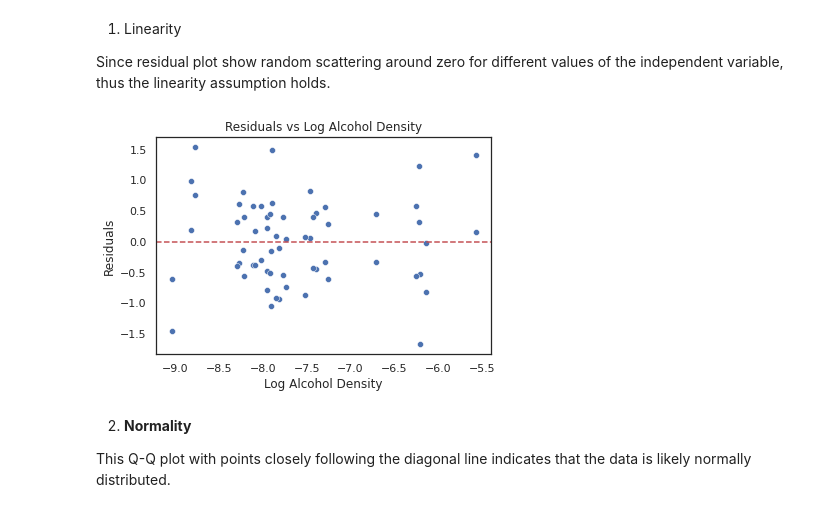
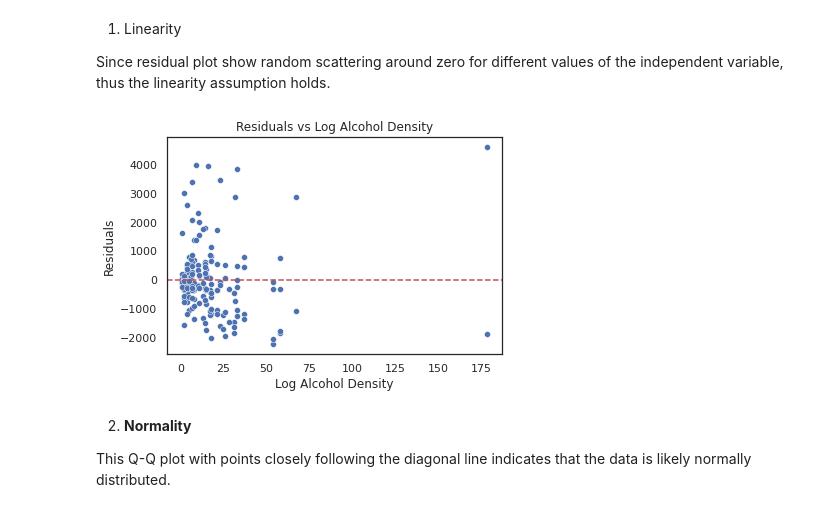
Before and after one commit to KellyyyGSY/poli170a_proj, a Jupyter notebook: POLI170A.ipynb, the cells around one changed output. Drawn from its saved outputs; the diff is of its cells as text; code cells hidden in the pictures.

Commit message:
helper datasets: density, poverty, pop, cityzip

```diff
--- a/POLI170A.ipynb
+++ b/POLI170A.ipynb
@@ -438,0 +602,9 @@ merged_df
+# %%
+merged_df.dropna(inplace=True)
+merged_df = merged_df[merged_df['population'] != 0]
+
+merged_df['alcohol_density'] = merged_df['license_count'] / merged_df['population']
+merged_df['crime_density'] = merged_df['crime_count'] / merged_df['population']
+merged_df['poverty_rate'] = merged_df['poverty'] / merged_df['population']
+
+merged_df
@@ -438,0 +640,11 @@ merged_df
+# %%
+# Filter out rows where 'alcohol_density' or 'crime_density' is NaN or 0
+merged_df = merged_df[(merged_df['alcohol_density'].notna()) & (merged_df['alcohol_density'] != 0)]
+merged_df = merged_df[(merged_df['crime_density'].notna()) & (merged_df['crime_density'] != 0)]
+
+# Apply log transformation
+merged_df['log_alcohol_density'] = merged_df['alcohol_density'].apply(lambda x: np.log(x) if x > 0 else np.nan)
+merged_df['log_crime_density'] = merged_df['crime_density'].apply(lambda x: np.log(x) if x > 0 else np.nan)
+merged_df['log_pop_density'] = merged_df['density'].apply(lambda x: np.log(x) if x > 0 else np.nan)
+
+merged_df
@@ -590,3 +884,6 @@ plt.show()
 Even though the relationship is not apparent in scatterplot visualization, it is necessary to assess the results of a linear regression to determine whether there is a statistically significant relationship between log alcohol density and crime desntiy per capita.
 # %% [markdown]
 ### model
+# %%
+full_model = smf.ols('crime_count ~ license_count + density', data=merged_df).fit()
+print(full_model.summary())
@@ -593,3 +908,3 @@ Even though the relationship is not apparent in scatterplot visualization, it is
 # %%
-full_model = smf.ols('log_crime_density ~ log_alcohol_density + poverty_rate', data=merged_df).fit()
-print(full_model.summary())
+# full_model = smf.ols('log_crime_density ~ log_alcohol_density + afternoon_till_eve', data=merged_df).fit()
+# print(full_model.summary())
@@ -656,14 +953,14 @@ Since residual plot show random scattering around zero for different values of t
 # %%
 merged_df['residuals'] = full_model.resid
 
-sns.scatterplot(data=merged_df, x='log_alcohol_density', y='residuals')
+sns.scatterplot(data=merged_df, x='license_count', y='residuals')
 plt.title('Residuals vs Log Alcohol Density')
 plt.xlabel('Log Alcohol Density')
 plt.ylabel('Residuals')
 plt.axhline(y=0, color='r', linestyle='--')
 plt.show()
 # %% [output]
-[figure, old version]
+[figure, new version]
 # %% [markdown]
 2. **Normality** <br>
 
```
Also changed, not shown: parts of 47 cells of this notebook, 4 other files.
